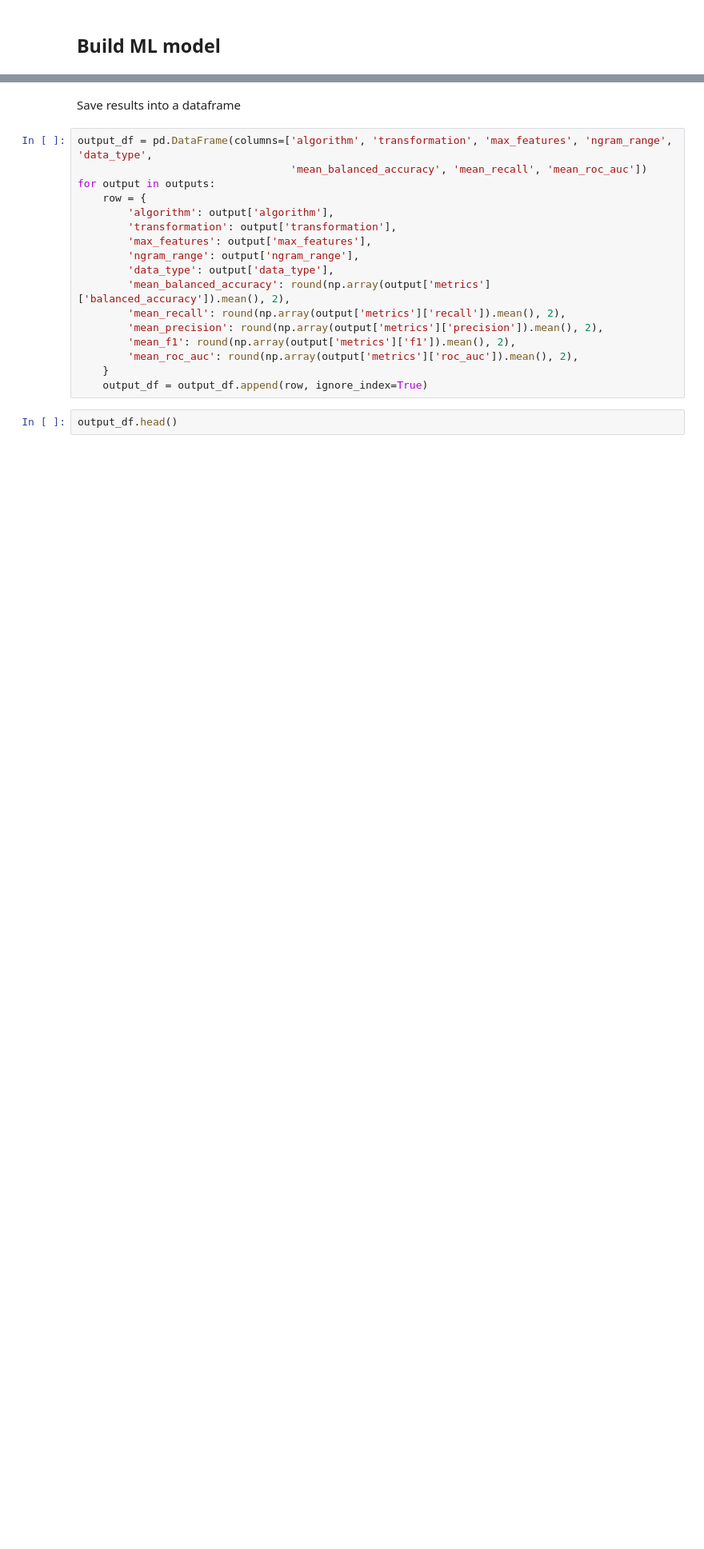
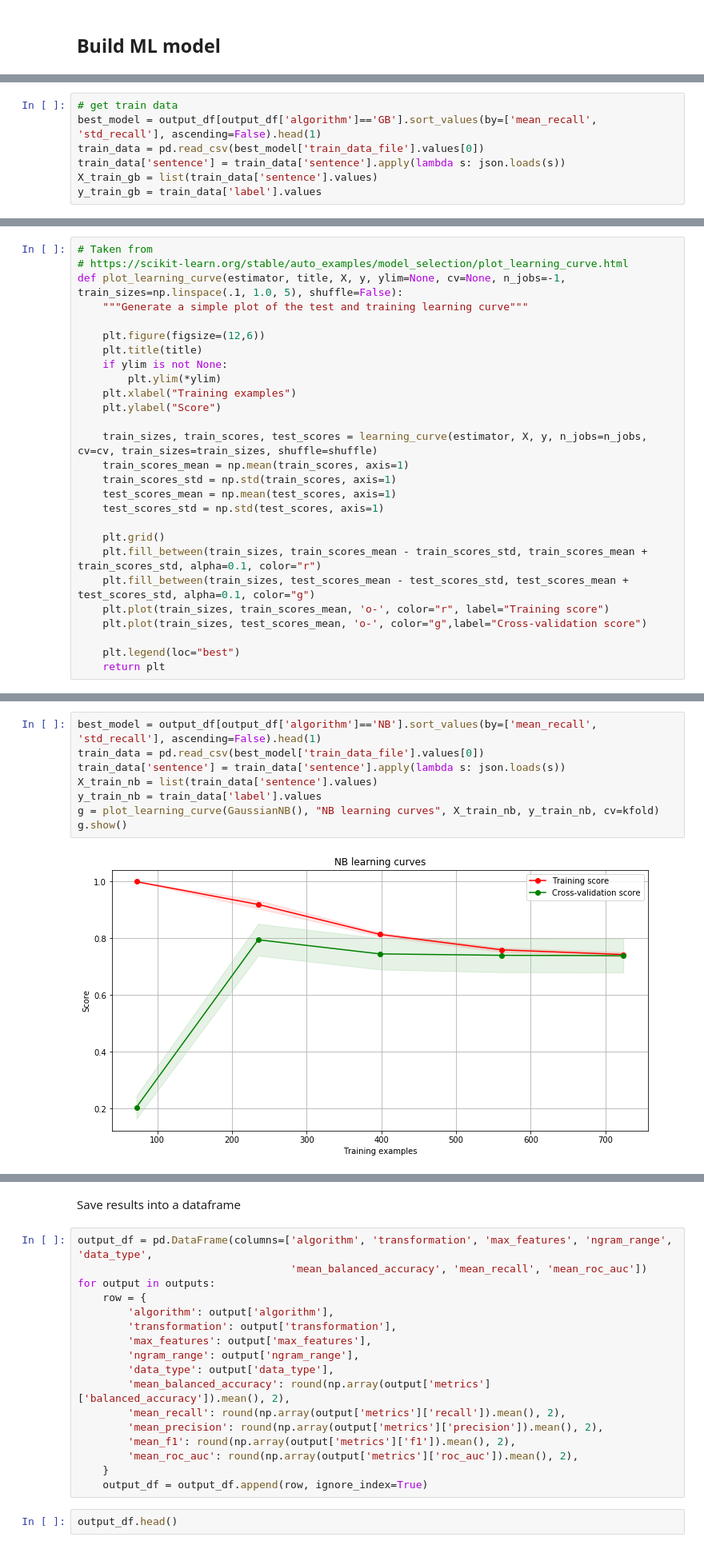
Before and after one commit to joausaga/impact-classifier, a Jupyter notebook: 1.impact_classifier.ipynb, the cells around one changed output, grey strips where cells are left out. Shown: that part at 80% size. Saved outputs shown, nothing was run; the diff lists cells and outputs as text; blank space fills up the shorter version.

```diff
--- a/1.impact_classifier.ipynb
+++ b/1.impact_classifier.ipynb
@@ -428,0 +536,7 @@ with tqdm(total=total_cycles, file=sys.stdout) as pbar:
+# %%
+# get train data
+best_model = output_df[output_df['algorithm']=='GB'].sort_values(by=['mean_recall', 'std_recall'], ascending=False).head(1)
+train_data = pd.read_csv(best_model['train_data_file'].values[0])
+train_data['sentence'] = train_data['sentence'].apply(lambda s: json.loads(s))
+X_train_gb = list(train_data['sentence'].values)
+y_train_gb = train_data['label'].values
@@ -428,0 +578,27 @@ with tqdm(total=total_cycles, file=sys.stdout) as pbar:
+# %%
+# Taken from
+# https://scikit-learn.org/stable/auto_examples/model_selection/plot_learning_curve.html
+def plot_learning_curve(estimator, title, X, y, ylim=None, cv=None, n_jobs=-1, train_sizes=np.linspace(.1, 1.0, 5), shuffle=False):
+    """Generate a simple plot of the test and training learning curve"""
+
+    plt.figure(figsize=(12,6))
+    plt.title(title)
+    if ylim is not None:
+        plt.ylim(*ylim)
+    plt.xlabel("Training examples")
+    plt.ylabel("Score")
+
+    train_sizes, train_scores, test_scores = learning_curve(estimator, X, y, n_jobs=n_jobs, cv=cv, train_sizes=train_sizes, shuffle=shuffle)
+    train_scores_mean = np.mean(train_scores, axis=1)
+    train_scores_std = np.std(train_scores, axis=1)
+    test_scores_mean = np.mean(test_scores, axis=1)
+    test_scores_std = np.std(test_scores, axis=1)
+
+    plt.grid()
+    plt.fill_between(train_sizes, train_scores_mean - train_scores_std, train_scores_mean + train_scores_std, alpha=0.1, color="r")
+    plt.fill_between(train_sizes, test_scores_mean - test_scores_std, test_scores_mean + test_scores_std, alpha=0.1, color="g")
+    plt.plot(train_sizes, train_scores_mean, 'o-', color="r", label="Training score")
+    plt.plot(train_sizes, test_scores_mean, 'o-', color="g",label="Cross-validation score")
+
+    plt.legend(loc="best")
+    return plt
@@ -428,0 +607,10 @@ with tqdm(total=total_cycles, file=sys.stdout) as pbar:
+# %%
+best_model = output_df[output_df['algorithm']=='NB'].sort_values(by=['mean_recall', 'std_recall'], ascending=False).head(1)
+train_data = pd.read_csv(best_model['train_data_file'].values[0])
+train_data['sentence'] = train_data['sentence'].apply(lambda s: json.loads(s))
+X_train_nb = list(train_data['sentence'].values)
+y_train_nb = train_data['label'].values
+g = plot_learning_curve(GaussianNB(), "NB learning curves", X_train_nb, y_train_nb, cv=kfold)
+g.show()
+# %% [output]
+[figure, added]
```
Also changed, not shown: parts of 86 cells of this notebook.
